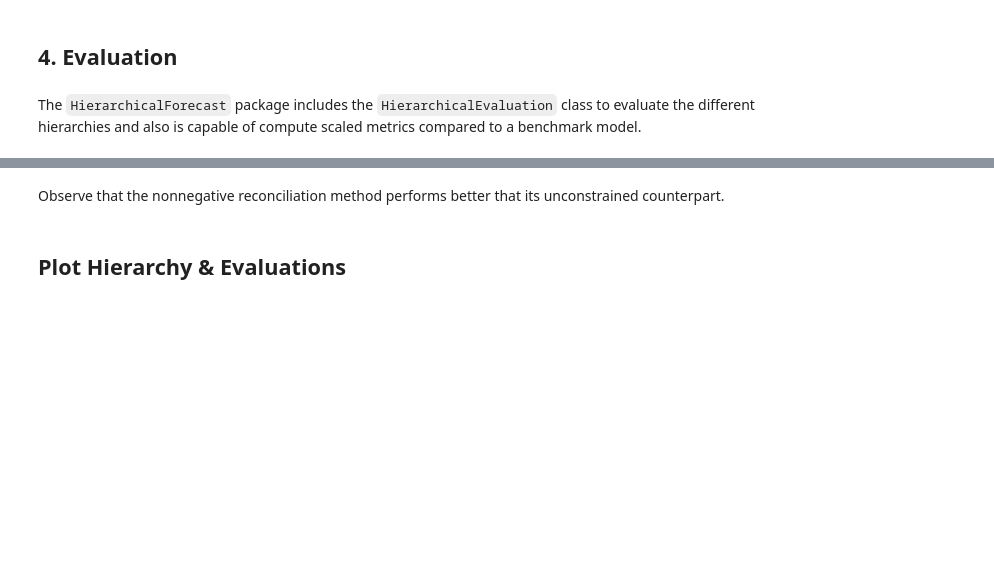
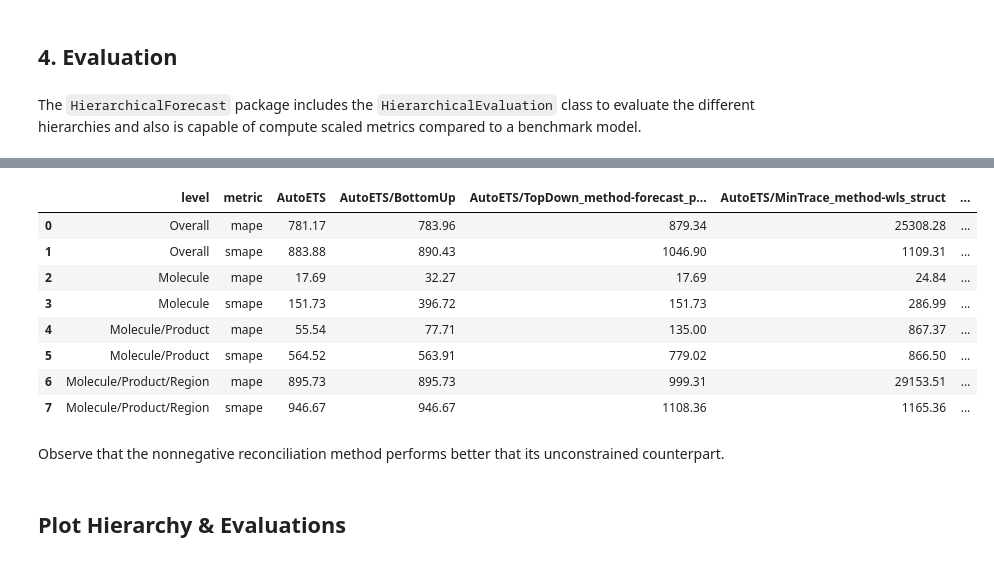
Before and after one commit to ariellubonja/hierarchical-time-series, a Jupyter notebook: hierarchical_ts_testing.ipynb, the cells around one changed output, grey strips where cells are left out. Saved outputs shown, nothing was run; the diff lists cells and outputs as text; code cells hidden in the pictures; blank space fills up the shorter version.

```diff
--- a/hierarchical_ts_testing.ipynb
+++ b/hierarchical_ts_testing.ipynb
@@ -481,3 +520,16 @@ evaluation_ETS
+# %%
+evaluation_AutoETS = evaluation[['level','metric']+[c for c in evaluation.columns if "AutoETS" in c]]
+evaluation_AutoETS
+# %% [output]
+|  | level | metric | AutoETS | AutoETS/BottomUp | AutoETS/TopDown_method-forecast_p... | AutoETS/MinTrace_method-wls_struct | ... |
+| 0 | Overall | mape | 781.17 | 783.96 | 879.34 | 25308.28 | ... |
+| 1 | Overall | smape | 883.88 | 890.43 | 1046.90 | 1109.31 | ... |
+| 2 | Molecule | mape | 17.69 | 32.27 | 17.69 | 24.84 | ... |
+| 3 | Molecule | smape | 151.73 | 396.72 | 151.73 | 286.99 | ... |
+| 4 | Molecule/Product | mape | 55.54 | 77.71 | 135.00 | 867.37 | ... |
+| 5 | Molecule/Product | smape | 564.52 | 563.91 | 779.02 | 866.50 | ... |
+| 6 | Molecule/Product/Region | mape | 895.73 | 895.73 | 999.31 | 29153.51 | ... |
+| 7 | Molecule/Product/Region | smape | 946.67 | 946.67 | 1108.36 | 1165.36 | ... |
 # %% [markdown]
 Observe that the nonnegative reconciliation method performs better that its unconstrained counterpart.
 # %% [markdown]
```
Also changed, not shown: parts of 41 cells of this notebook.
